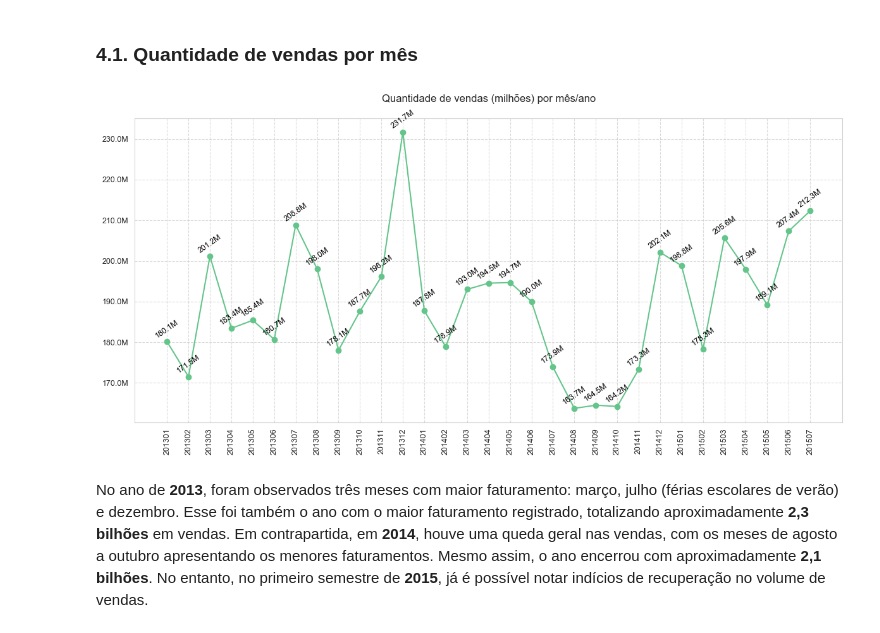
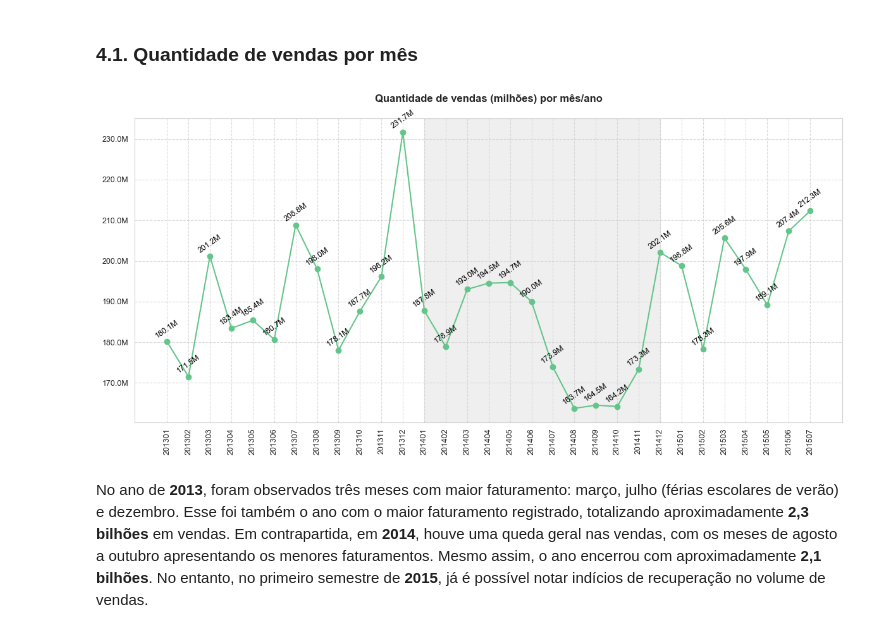
Before and after one commit to emso-exe/Previsao_de_demandas_de_drogarias, a Jupyter notebook: 000_analise_exploratoria.ipynb, the cells around one changed output. Cells and saved outputs as stored; diff of their text form; code cells hidden in the pictures.

Commit message:
feat: Formatação dos gráficos.

```diff
--- a/000_analise_exploratoria.ipynb
+++ b/000_analise_exploratoria.ipynb
@@ -250,39 +250,39 @@ df_00 = df.groupby('Year_Month')['Sales'].sum().reset_index()
 # %%
 # Criar o gráfico
 fig, ax1 = plt.subplots(figsize=(12, 6))
 
 # Plotar o gráfico de linhas usando 'ax1'
 ax1.plot(df_00['Year_Month'], df_00['Sales'], marker='o', color='#64c58b')
 
 # Formatar os números do eixo Y para milhões
 ax1.yaxis.set_major_formatter(mticker.FuncFormatter(formatar_valores_))
 
+# Formatar área para destacar o ano
+ax1.axvspan(df_00[df_00['Year_Month'] == '201401'].index[0],
+            df_00[df_00['Year_Month'] == '201412'].index[0],
+            color='#d3d3d3', alpha=0.35)
+
 # Rotacionar os rótulos do eixo X
 plt.xticks(rotation=90, ha='center', fontsize=9)
 plt.yticks(fontsize=9)
 
 # Título e formatação dos eixos
-plt.title(f'Quantidade de vendas (milhões) por mês/ano\n', fontsize=12)
+plt.title(f'Quantidade de vendas (milhões) por mês/ano\n', fontsize=12, fontweight='bold')
 plt.xlabel('')
 plt.ylabel('')
-
-# Adicionar rótulos nos pontos do gráfico de linha
-'''for x, y in zip(df_00['Year_Month'], df_00['Sales']):
-    ax1.text(x, y, formatar_valores(y), color='black',
-             ha='center', va='bottom', fontsize=8, rotation=0)'''
 
 # Adicionar rótulos nos pontos do gráfico de linha com maior espaçamento
 for x, y in zip(df_00['Year_Month'], df_00['Sales']):
     ax1.text(x, y + 0.002 * max(df_00['Sales']),  # Aumentar o deslocamento aqui
              formatar_valores(y), color='black',
              ha='center', va='bottom', fontsize=9, rotation=35)
 
 # Ajustar o layout para evitar sobreposição
 plt.tight_layout()
 plt.grid(True, linestyle='--', alpha=0.7)
 plt.show()
 # %% [output]
-[figure, old version]
+[figure, new version]
 # %% [markdown]
 No ano de **2013**, foram observados três meses com maior faturamento: março, julho (férias escolares de verão) e dezembro. Esse foi também o ano com o maior faturamento registrado, totalizando aproximadamente **2,3 bilhões** em vendas. Em contrapartida, em **2014**, houve uma queda geral nas vendas, com os meses de agosto a outubro apresentando os menores faturamentos. Mesmo assim, o ano encerrou com aproximadamente **2,1 bilhões**. No entanto, no primeiro semestre de **2015**, já é possível notar indícios de recuperação no volume de vendas.
 # %% [markdown]
```
Also changed, not shown: parts of 6 cells of this notebook.
